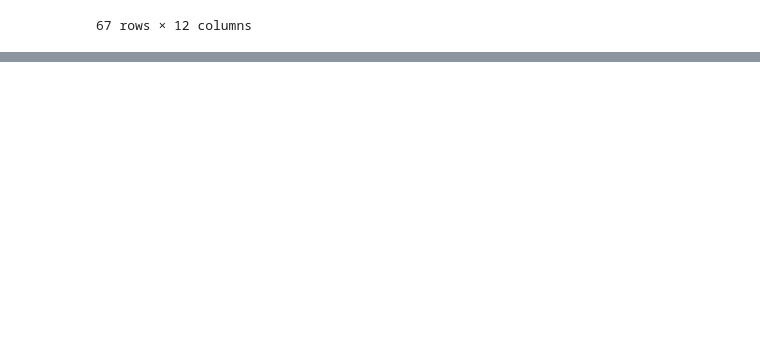
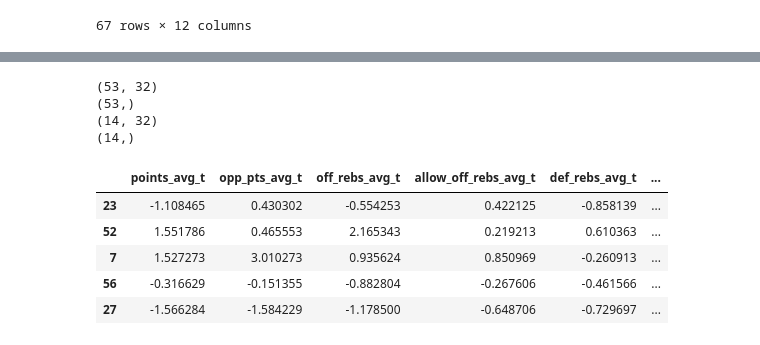
Before and after one commit to chipk215/ncaa_basketball, a Jupyter notebook: Tournament_Model_LR.ipynb, the cells around one changed output, grey strips where cells are left out. Saved outputs shown, nothing was run; the diff lists cells and outputs as text; code cells hidden in the pictures; blank space fills up the shorter version.

```diff
--- a/Tournament_Model_LR.ipynb
+++ b/Tournament_Model_LR.ipynb
@@ -281,0 +292,33 @@ tourn_games.shape
+# %%
+numeric_feature_to_scale = ['points_avg_t','opp_pts_avg_t',
+                            'off_rebs_avg_t','allow_off_rebs_avg_t',
+                            'def_rebs_avg_t','allow_def_rebs_avg_t',
+                            'ft_att_avg_t','allow_ft_att_avg_t',
+                            'turnover_avg_t','take_away_avg_t',
+                            'off_rating_t',
+                            'points_avg_o','opp_pts_avg_o',
+                            'off_rebs_avg_o','allow_off_rebs_avg_o',
+                            'def_rebs_avg_o','allow_def_rebs_avg_o',
+                            'ft_att_avg_o','allow_ft_att_avg_o',
+                            'turnover_avg_o','take_away_avg_o',
+                            'off_rating_o']
+
+game_data_scale = tourn_games[numeric_feature_to_scale].copy()
+scaler =StandardScaler()
+scaled_features = scaler.fit_transform(game_data_scale.values)
+scaled_df = pd.DataFrame(scaled_features, index=game_data_scale.index, columns=game_data_scale.columns)
+
+# Add the categorical columns and previously scaled numerics
+scaled_df['team_seed'] = tourn_games['team_seed']
+scaled_df['opp_team_seed'] = tourn_games['opp_team_seed']
+scaled_df['fg_pct_t'] = tourn_games['fg_pct_t']
+scaled_df['allow_fg_pct_t'] = tourn_games['allow_fg_pct_t']
+scaled_df['ft_pct_t'] = tourn_games['ft_pct_t']
+scaled_df['win_pct_t'] = tourn_games['win_pct_t']
+
+scaled_df['fg_pct_o'] = tourn_games['fg_pct_o']
+scaled_df['allow_fg_pct_o'] = tourn_games['allow_fg_pct_o']
+scaled_df['ft_pct_o'] = tourn_games['ft_pct_o']
+scaled_df['win_pct_o'] = tourn_games['win_pct_o']
+
+scaled_df.info()
@@ -281,0 +343,21 @@ tourn_games.shape
+# %%
+X= scaled_df
+y= tourn_games['game_result']
+# %%
+X_train, X_test, y_train, y_test = train_test_split(X, y, test_size=0.2, random_state= 10)
+print(X_train.shape)
+print(y_train.shape)
+print(X_test.shape)
+print(y_test.shape)
+X_train.head()
+# %% [output]
+(53, 32)
+(53,)
+(14, 32)
+(14,)
+|  | points_avg_t | opp_pts_avg_t | off_rebs_avg_t | allow_off_rebs_avg_t | def_rebs_avg_t | ... |
+| 23 | -1.108465 | 0.430302 | -0.554253 | 0.422125 | -0.858139 | ... |
+| 52 | 1.551786 | 0.465553 | 2.165343 | 0.219213 | 0.610363 | ... |
+| 7 | 1.527273 | 3.010273 | 0.935624 | 0.850969 | -0.260913 | ... |
+| 56 | -0.316629 | -0.151355 | -0.882804 | -0.267606 | -0.461566 | ... |
+| 27 | -1.566284 | -1.584229 | -1.178500 | -0.648706 | -0.729697 | ... |
```
Also changed, not shown: parts of 19 cells of this notebook.
